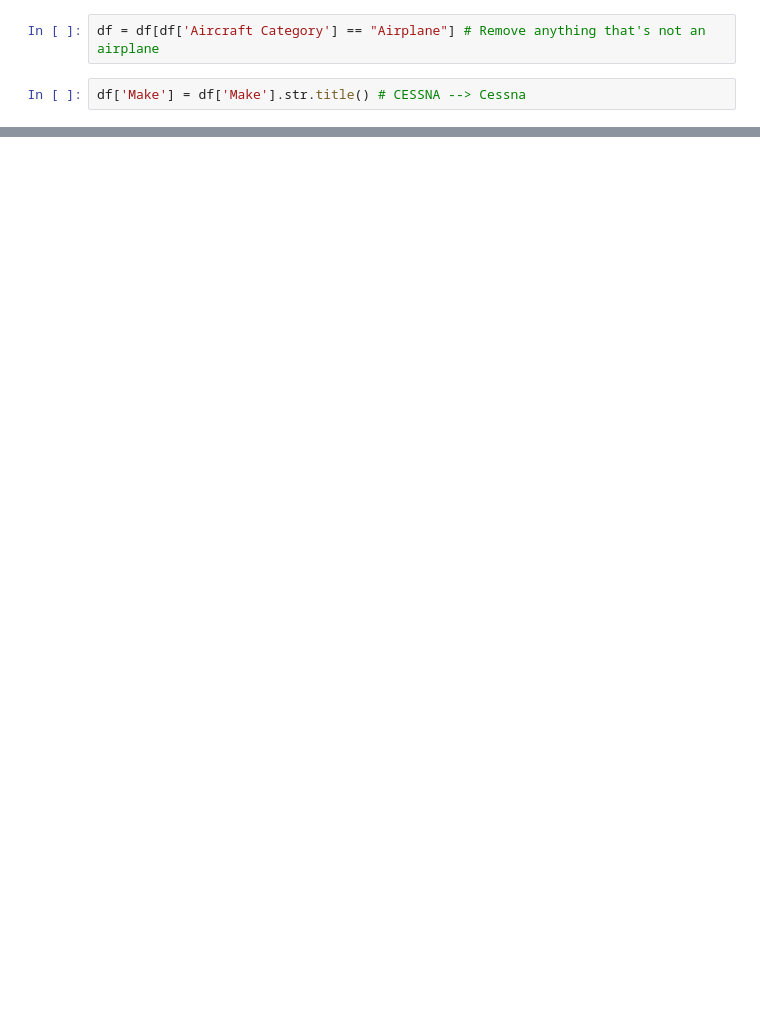
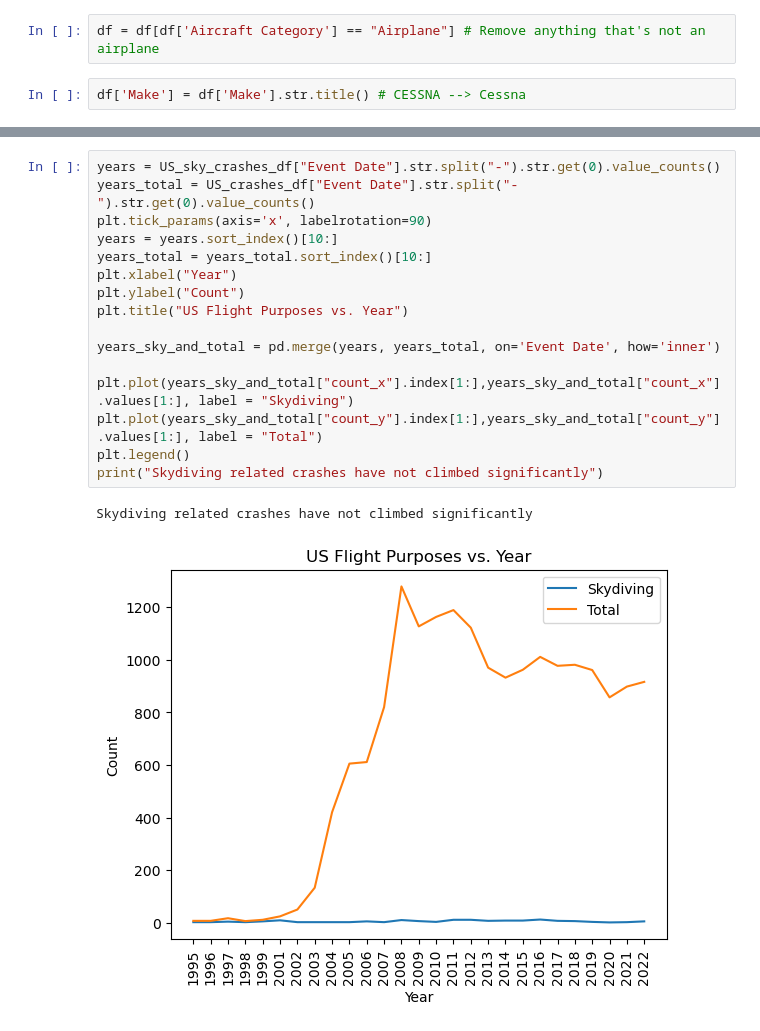
Before and after one commit to Gfatouras/Project-1, a Jupyter notebook: Project1_Master.ipynb, the cells around one changed output, grey strips where cells are left out. Cells and saved outputs as stored; diff of their text form; blank space fills up the shorter version.

```diff
--- a/Project1_Master.ipynb
+++ b/Project1_Master.ipynb
@@ -64 +104,20 @@ df
+# %%
+years = US_sky_crashes_df["Event Date"].str.split("-").str.get(0).value_counts()
+years_total = US_crashes_df["Event Date"].str.split("-").str.get(0).value_counts()
+plt.tick_params(axis='x', labelrotation=90)
+years = years.sort_index()[10:]
+years_total = years_total.sort_index()[10:]
+plt.xlabel("Year")
+plt.ylabel("Count")
+plt.title("US Flight Purposes vs. Year")
+
+years_sky_and_total = pd.merge(years, years_total, on='Event Date', how='inner')
+
+plt.plot(years_sky_and_total["count_x"].index[1:],years_sky_and_total["count_x"].values[1:], label = "Skydiving")
+plt.plot(years_sky_and_total["count_y"].index[1:],years_sky_and_total["count_y"].values[1:], label = "Total")
+plt.legend()
+print("Skydiving related crashes have not climbed significantly")
+# %% [output]
+Skydiving related crashes have not climbed significantly
+[figure, added]
 # %%
```
Also changed, not shown: parts of 22 cells of this notebook, 3 other files.
